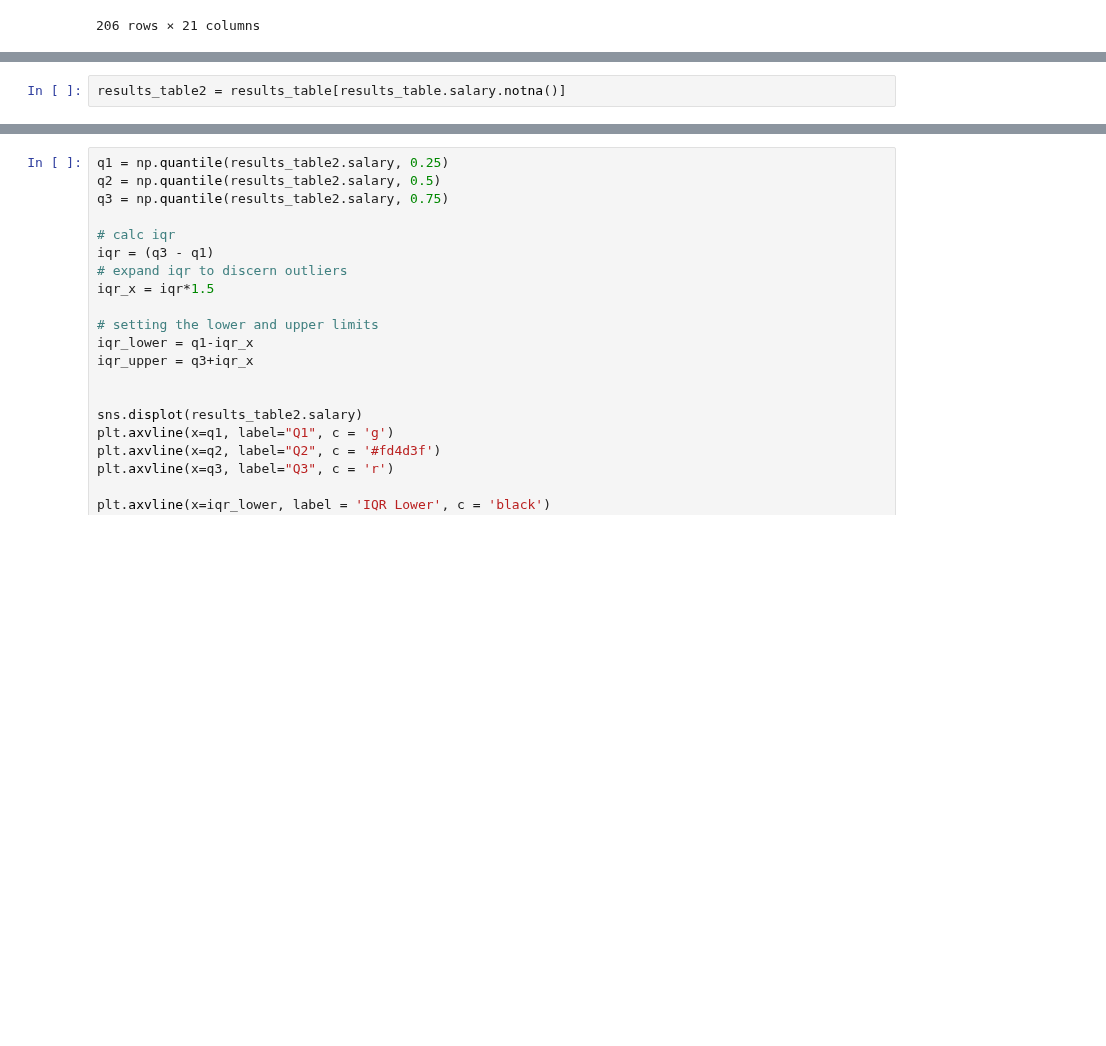
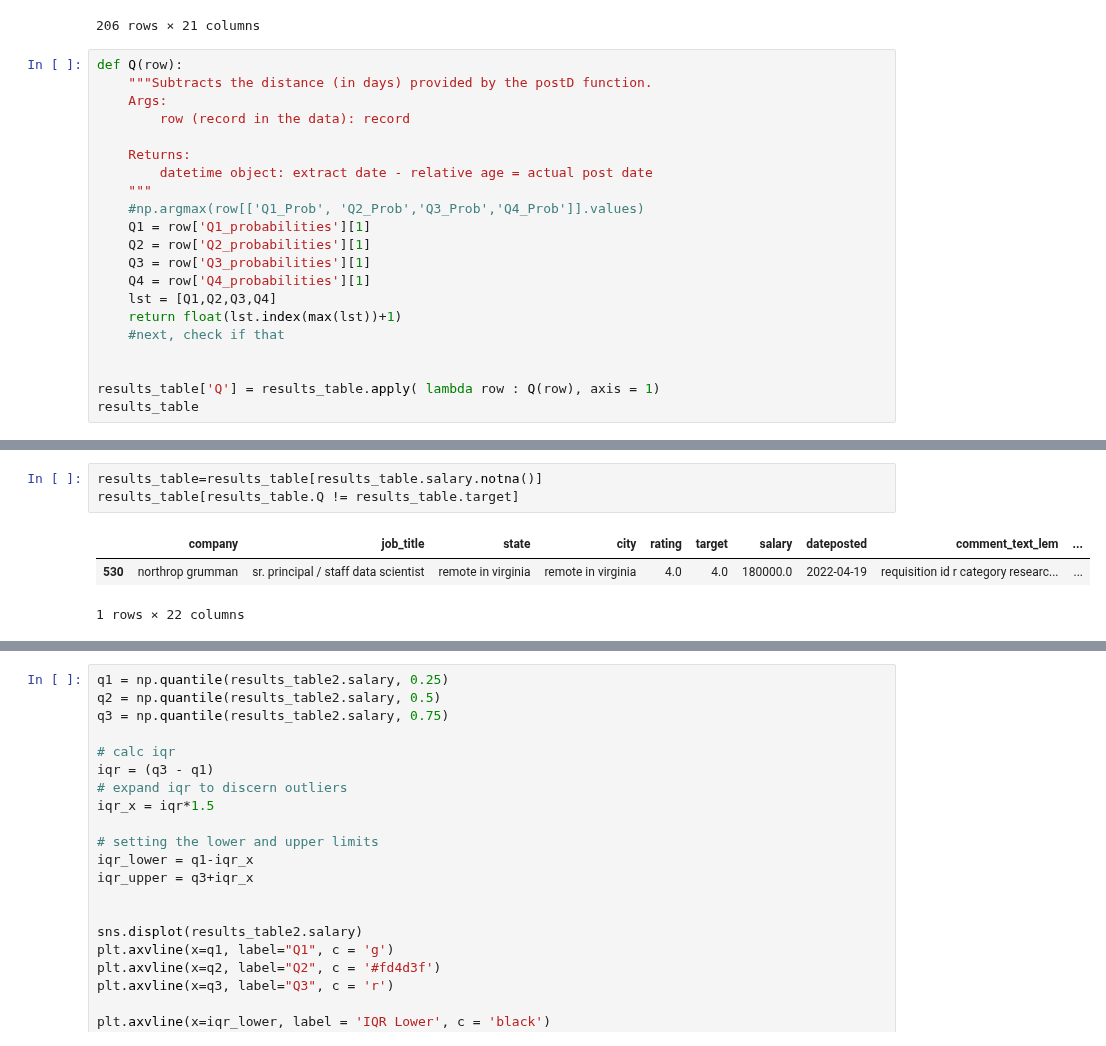
Before and after one commit to 333Kenji/indeedjobscraper, a Jupyter notebook: docs/3_NLP_and_ML_Pipeline.ipynb, the cells around one changed output, grey strips where cells are left out. Cells and saved outputs as stored; diff of their text form; blank space fills up the shorter version.

Commit message:
got all results in one spot

```diff
--- a/docs/3_NLP_and_ML_Pipeline.ipynb
+++ b/docs/3_NLP_and_ML_Pipeline.ipynb
@@ -587,3 +587,24 @@ results_table
 | 514 | cybercoders | remote senior data analyst | ca | remote in san francisco | 3.7 | 4.0 | 150000.0 | 2022-04-17 | remote senior data analyst if you... | ... |
 | 602 | comcentric | data scientist | +21 locationsremote | +21 locationsremote | 4.2 | 4.0 | 208000.0 | 2022-04-19 | we are currently seeking a senior... | ... |
 206 rows × 21 columns
+# %%
+def Q(row):
+    """Subtracts the distance (in days) provided by the postD function.
+    Args:
+        row (record in the data): record
+
+    Returns:
+        datetime object: extract date - relative age = actual post date
+    """
+    #np.argmax(row[['Q1_Prob', 'Q2_Prob','Q3_Prob','Q4_Prob']].values)
+    Q1 = row['Q1_probabilities'][1]
+    Q2 = row['Q2_probabilities'][1]
+    Q3 = row['Q3_probabilities'][1]
+    Q4 = row['Q4_probabilities'][1]
+    lst = [Q1,Q2,Q3,Q4]
+    return float(lst.index(max(lst))+1)
+    #next, check if that
+
+
+results_table['Q'] = results_table.apply( lambda row : Q(row), axis = 1)
+results_table
@@ -590,2 +625,7 @@ results_table
 # %%
-results_table2 = results_table[results_table.salary.notna()]
+results_table=results_table[results_table.salary.notna()]
+results_table[results_table.Q != results_table.target]
+# %% [output]
+|  | company | job_title | state | city | rating | target | salary | dateposted | comment_text_lem | ... |
+| 530 | northrop grumman | sr. principal / staff data scientist | remote in virginia | remote in virginia | 4.0 | 4.0 | 180000.0 | 2022-04-19 | requisition id r category researc... | ... |
+1 rows × 22 columns
```
Also changed, not shown: parts of 2 cells of this notebook.
